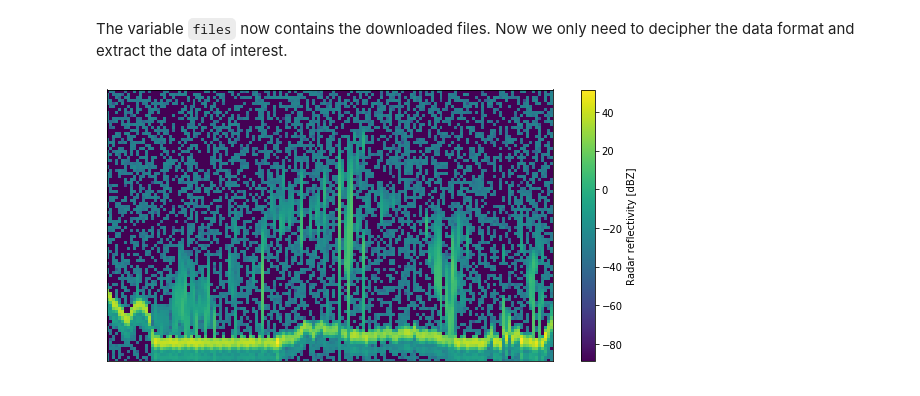
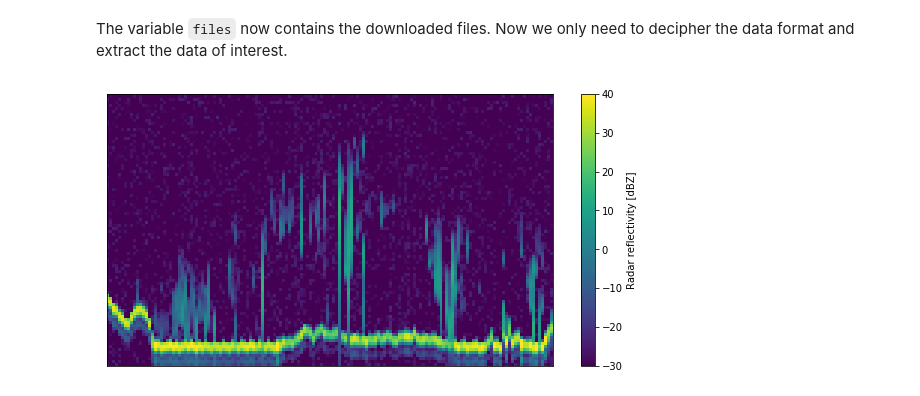
Before and after one commit to SEE-GEO/pansat, a Jupyter notebook: notebooks/products/cloud_sat.ipynb, the cells around one changed output. Cells and saved outputs as stored; diff of their text form; code cells hidden in the pictures.

```diff
--- a/notebooks/products/cloud_sat.ipynb
+++ b/notebooks/products/cloud_sat.ipynb
@@ -24,13 +24,15 @@ z = file.Radar_Reflectivity[:]
 # %%
 %matplotlib inline
 import matplotlib.pyplot as plt
 
-z_sca = z / 100.0
+z_scaled = z / 100.0
+z_scaled = np.maximum(z_scaled, -30)
+z_scaled = np.minimum(z_scaled, 40)
 
 plt.figure(figsize=(10, 5))
-plt.pcolormesh(z[10000:25000:100, 110:20:-1].T)
+plt.pcolormesh(z_scaled[10000:25000:100, 110:20:-1].T)
 plt.colorbar(label="Radar reflectivity [dBZ]")
 plt.xticks([])
 plt.yticks([]);
 # %% [output]
-[figure, old version]
+[figure, new version]
```
Also changed, not shown: parts of 1 cell of this notebook.
